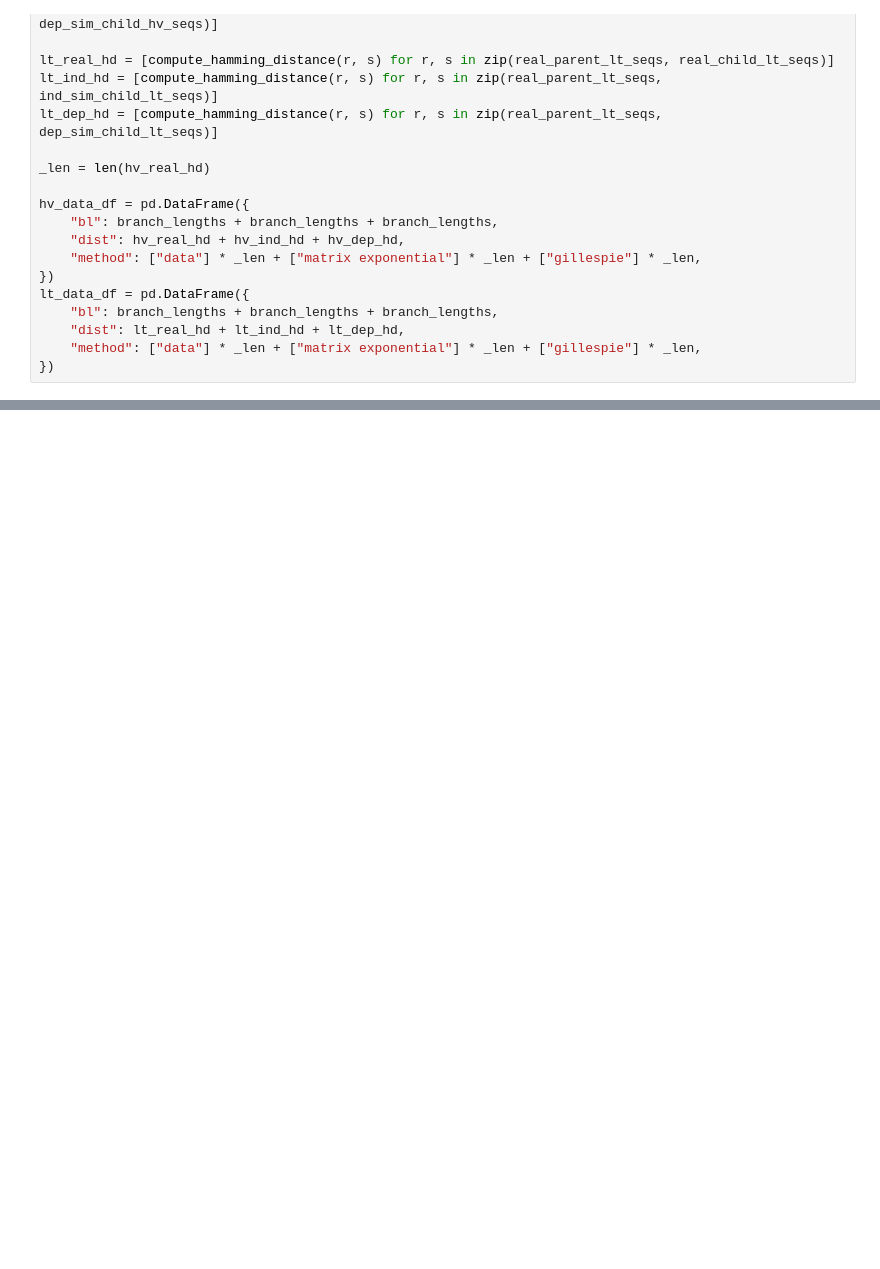
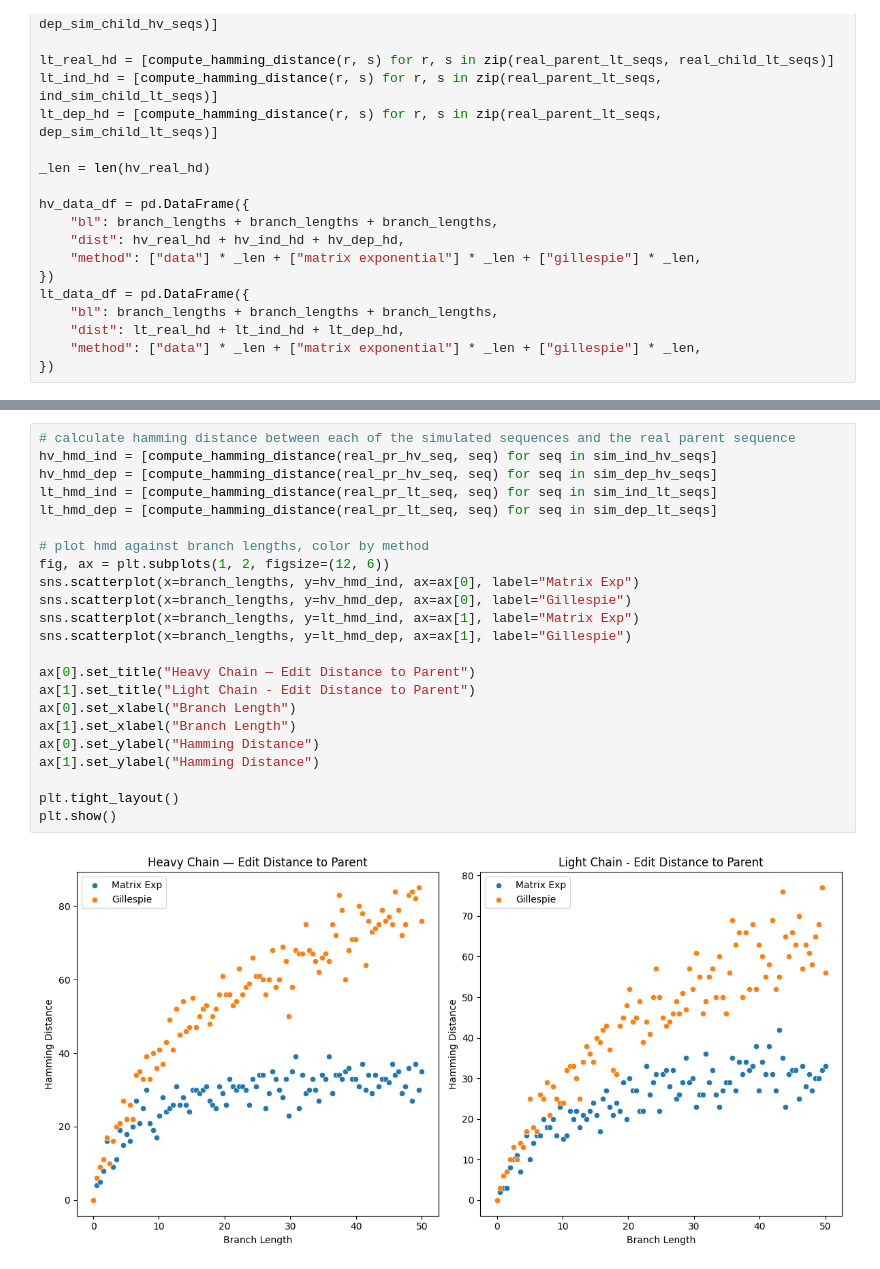
Before and after one commit to thematrixmaster/cosine, a Jupyter notebook: notebooks/eval_ctmc_model.ipynb, the cells around one changed output, grey strips where cells are left out. Drawn from its saved outputs; the diff is of its cells as text; blank space fills up the shorter version.

```diff
--- a/notebooks/eval_ctmc_model.ipynb
+++ b/notebooks/eval_ctmc_model.ipynb
@@ -380,0 +427,25 @@ dep_df.to_csv("notebooks/gen_eval/ctmc_gillespie.csv", index=False)
+# %%
+# calculate hamming distance between each of the simulated sequences and the real parent sequence
+hv_hmd_ind = [compute_hamming_distance(real_pr_hv_seq, seq) for seq in sim_ind_hv_seqs]
+hv_hmd_dep = [compute_hamming_distance(real_pr_hv_seq, seq) for seq in sim_dep_hv_seqs]
+lt_hmd_ind = [compute_hamming_distance(real_pr_lt_seq, seq) for seq in sim_ind_lt_seqs]
+lt_hmd_dep = [compute_hamming_distance(real_pr_lt_seq, seq) for seq in sim_dep_lt_seqs]
+
+# plot hmd against branch lengths, color by method
+fig, ax = plt.subplots(1, 2, figsize=(12, 6))
+sns.scatterplot(x=branch_lengths, y=hv_hmd_ind, ax=ax[0], label="Matrix Exp")
+sns.scatterplot(x=branch_lengths, y=hv_hmd_dep, ax=ax[0], label="Gillespie")
+sns.scatterplot(x=branch_lengths, y=lt_hmd_ind, ax=ax[1], label="Matrix Exp")
+sns.scatterplot(x=branch_lengths, y=lt_hmd_dep, ax=ax[1], label="Gillespie")
+
+ax[0].set_title("Heavy Chain — Edit Distance to Parent")
+ax[1].set_title("Light Chain - Edit Distance to Parent")
+ax[0].set_xlabel("Branch Length")
+ax[1].set_xlabel("Branch Length")
+ax[0].set_ylabel("Hamming Distance")
+ax[1].set_ylabel("Hamming Distance")
+
+plt.tight_layout()
+plt.show()
+# %% [output]
+[figure, added]
```
Also changed, not shown: parts of 32 cells of this notebook, 6 other files.
